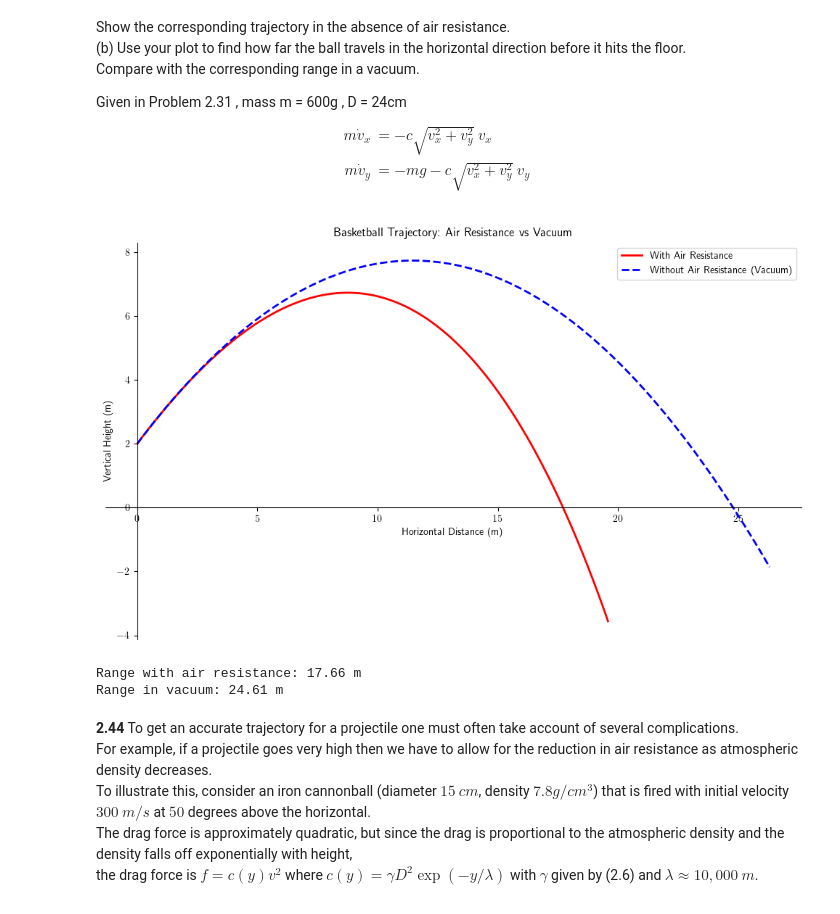
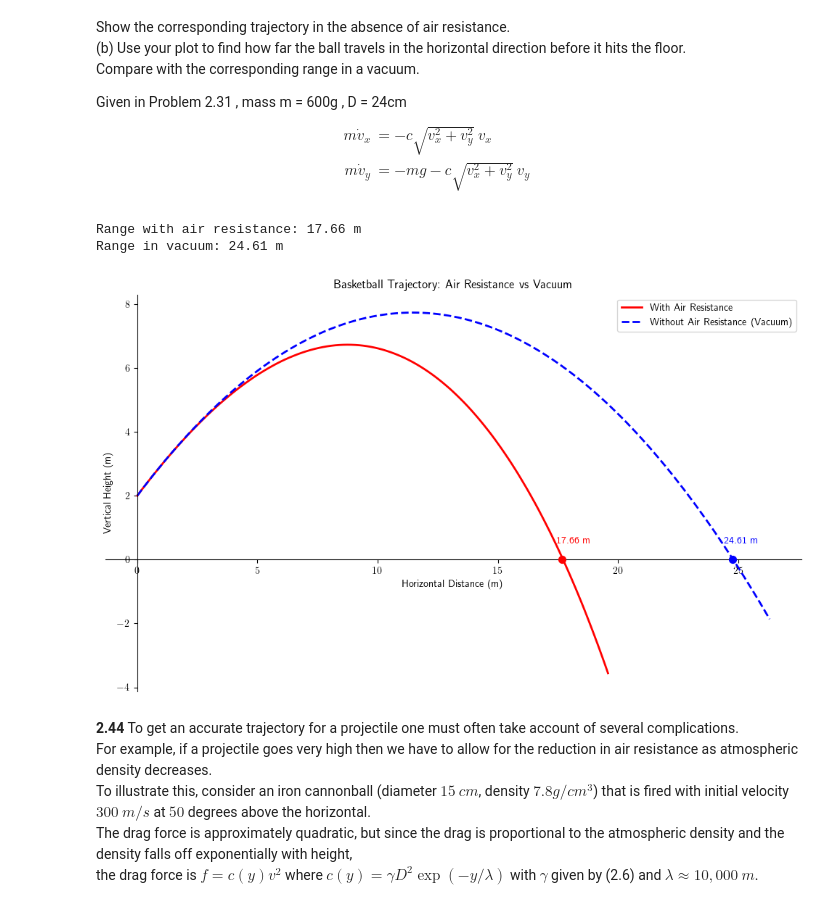
Before and after one commit to Chaks1603/Python-Assignments, a Jupyter notebook: Physics B.Sc/Projectile.ipynb, the cells around one changed output. Drawn from its saved outputs; the diff is of its cells as text; code cells hidden in the pictures.

```diff
--- a/Physics B.Sc/Projectile.ipynb
+++ b/Physics B.Sc/Projectile.ipynb
@@ -231,42 +231,44 @@ m = 0.6                          # kg
 D = 0.24                         # m
 gamma = 0.25
 c = gamma*D**2
 g = 9.81                         # m/s^2
 theta = np.radians(45)           # Launch angle
 v0 = 15                          # m/s
 vx0 = v0 * np.cos(theta)
 vy0 = v0 * np.sin(theta)
 x0, y0 = 0, 2                    # Starting from 2 m above ground
 dt = 0.02
 t_span = (0, 2.5)  # Total guess time (auto-cut when y < 0)
 Y0 = [x0, y0, vx0, vy0]
 const = (g, c, m)
 t, sol_drag = RK4(equations, t_span, const, dt, Y0)
 x_drag, y_drag = sol_drag[:, 0], sol_drag[:, 1]
 x_vac = vx0 * t
 y_vac = y0 + vy0 * t - 0.5 * g * t**2
+range_drag = x_drag[y_drag >= 0][-1]
+range_vac = x_vac[y_vac >= 0][-1]
+print(f"Range with air resistance: {range_drag:.2f} m")
+print(f"Range in vacuum: {range_vac:.2f} m")
 
 fig=plt.figure(figsize=(10, 6))
 ax = plt.axes()
 customize_axes(ax)
 ax.plot(x_drag, y_drag, label='With Air Resistance', lw=2, color='red')
 ax.plot(x_vac, y_vac, label='Without Air Resistance (Vacuum)', lw=2, linestyle='--', color='blue')
-ax.axhline(0, color='black', lw=0.5)
+ax.scatter(range_drag, 0, color='red', s=50, zorder=5)
+ax.text(range_drag+0.5, 0.5, f"{range_drag:.2f} m", color='red', ha='center', fontsize=10)
+ax.scatter(range_vac+0.15, 0., color='blue', s=50, zorder=5)
+ax.text(range_vac+0.5, 0.5, f"{range_vac:.2f} m", color='blue', ha='center', fontsize=10)
 plt.xlabel('Horizontal Distance (m)')
 plt.ylabel('Vertical Height (m)')
 plt.title('Basketball Trajectory: Air Resistance vs Vacuum')
 plt.legend()
 plt.tight_layout()
 plt.show()
-
-range_drag = x_drag[y_drag >= 0][-1]
-range_vac = x_vac[y_vac >= 0][-1]
-print(f"Range with air resistance: {range_drag:.2f} m")
-print(f"Range in vacuum: {range_vac:.2f} m")
 # %% [output]
+Range with air resistance: 17.66 m
+Range in vacuum: 24.61 m
-[figure, old version]
+[figure, new version]
-Range with air resistance: 17.66 m
-Range in vacuum: 24.61 m
 # %% [markdown]
 **2.44** To get an accurate trajectory for a projectile one must often take account of several complications.
 For example, if a projectile goes very high then we have to allow for the reduction in air resistance as atmospheric density decreases.
```
